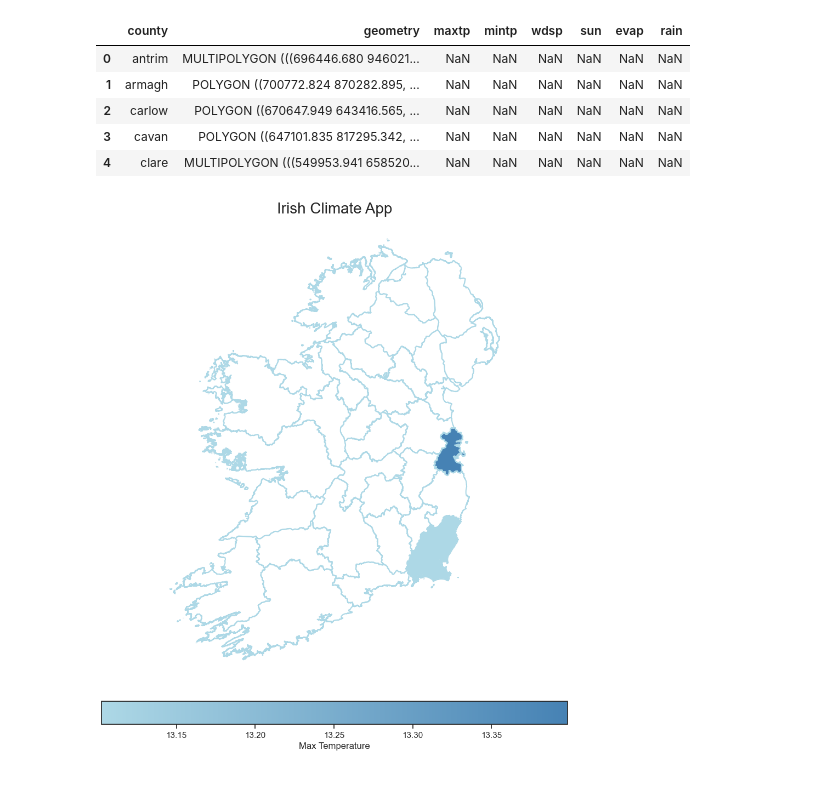
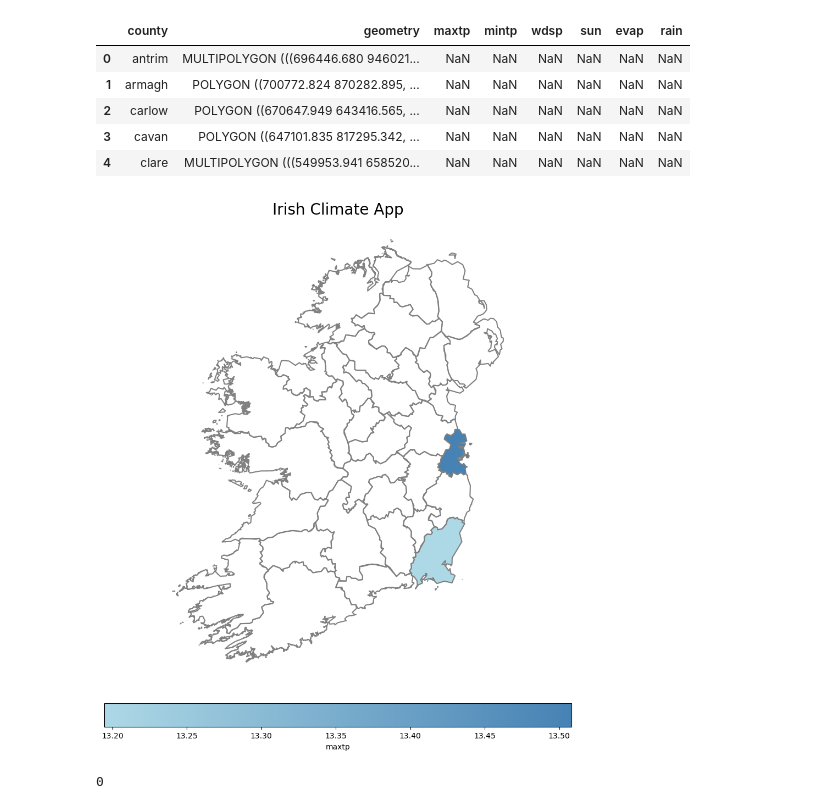
Before and after one commit to oislen/IrishClimateChange, a Jupyter notebook: scripts/seaborn_plots.ipynb, the cells around one changed output. Drawn from its saved outputs; the diff is of its cells as text; code cells hidden in the pictures.

Commit message:
#1 proto-typed gis map data to work using pickled geopandas dataframes

```diff
--- a/scripts/seaborn_plots.ipynb
+++ b/scripts/seaborn_plots.ipynb
@@ -145 +128,5 @@ map_data = gpd.GeoDataFrame(pd.merge(left = counties, right = county_data, on =
+# %%
+# load preaggregated data
+with open(cons.map_data_fpath, "rb") as f:
+    map_data_dict = pickle.load(f)
 # %%
@@ -151,20 +138,8 @@ map_data.head()
 | 2 | carlow | POLYGON ((670647.949 643416.565, ... | NaN | NaN | NaN | NaN | NaN | NaN |
 | 3 | cavan | POLYGON ((647101.835 817295.342, ... | NaN | NaN | NaN | NaN | NaN | NaN |
 | 4 | clare | MULTIPOLYGON (((549953.941 658520... | NaN | NaN | NaN | NaN | NaN | NaN |
-# %%
-# create map of ireland
-fig, ax = plt.subplots(figsize=(12, 12))
-plt.axis('off')
-plt.title('Irish Climate App', size = 20)
-# plot counties of the island of Ireland
-map_data['geometry'].boundary.plot(ax = ax, color = 'lightblue')
-# create custom colour map
-cmap = matplotlib.colors.LinearSegmentedColormap.from_list("", ["lightblue", "steelblue"])
-norm = plt.Normalize(map_data['maxtp'].min(),map_data['maxtp'].max())
-# plot heatmap of county climate
-legend_dict = {'maxtp':'Max Temperature'}
-legend_kwds = {'label':legend_dict['maxtp'], 'orientation': "horizontal", 'fraction':0.046, 'pad':0.04}
-map_data.plot(column = 'maxtp', ax = ax, cmap = cmap, legend = True, legend_kwds = legend_kwds, norm = norm)
-plt.show()
-# %% [output]
-[figure, removed]
+# %%
+map_plot(map_data_dict, stat = 'mean', col = 'maxtp')
+# %% [output]
+[figure, added]
+0
```
Also changed, not shown: parts of 6 cells of this notebook, 3 other files.
